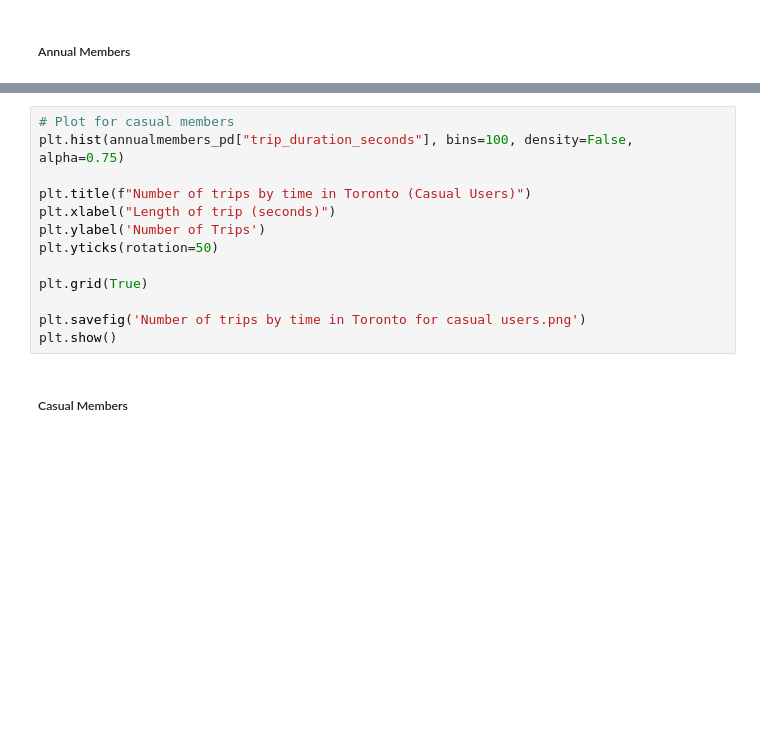
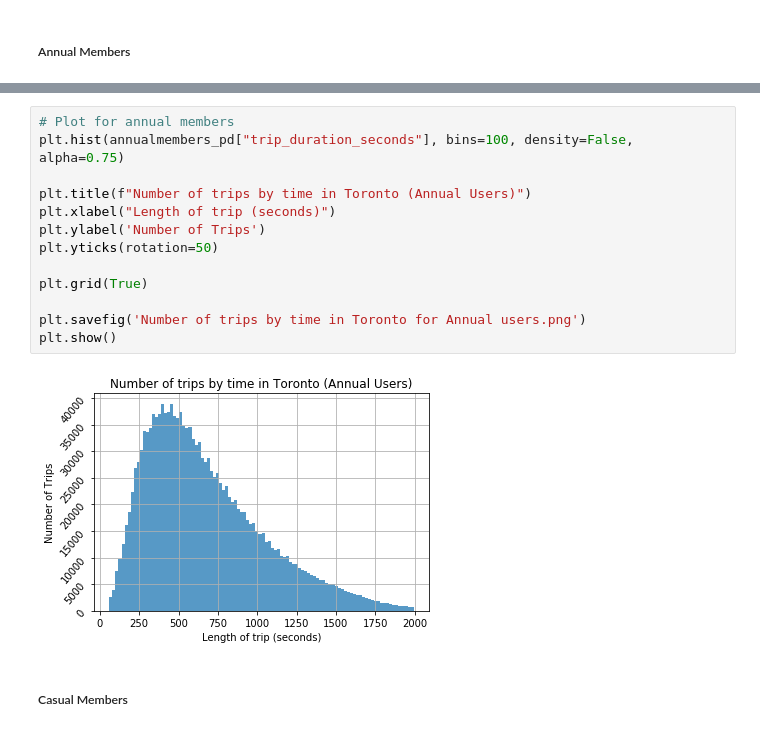
Before and after one commit to jnnhuynh-web/CitiBike, a Jupyter notebook: static/data/Rideshare.ipynb, the cells around one changed output, grey strips where cells are left out. Saved outputs shown, nothing was run; the diff lists cells and outputs as text; blank space fills up the shorter version.

```diff
--- a/static/data/Rideshare.ipynb
+++ b/static/data/Rideshare.ipynb
@@ -663,16 +822,18 @@ annualmembers_pd.describe()
 # %%
-# Plot for casual members
+# Plot for annual members
 plt.hist(annualmembers_pd["trip_duration_seconds"], bins=100, density=False, alpha=0.75)
 
-plt.title(f"Number of trips by time in Toronto (Casual Users)")
+plt.title(f"Number of trips by time in Toronto (Annual Users)")
 plt.xlabel("Length of trip (seconds)")
 plt.ylabel('Number of Trips')
 plt.yticks(rotation=50)
 
 plt.grid(True)
 
-plt.savefig('Number of trips by time in Toronto for casual users.png')
+plt.savefig('Number of trips by time in Toronto for Annual users.png')
 plt.show()
+# %% [output]
+[figure, added]
 # %% [markdown]
 ##### Casual Members
 # %%
```
Also changed, not shown: parts of 26 cells of this notebook, 3 other files.
